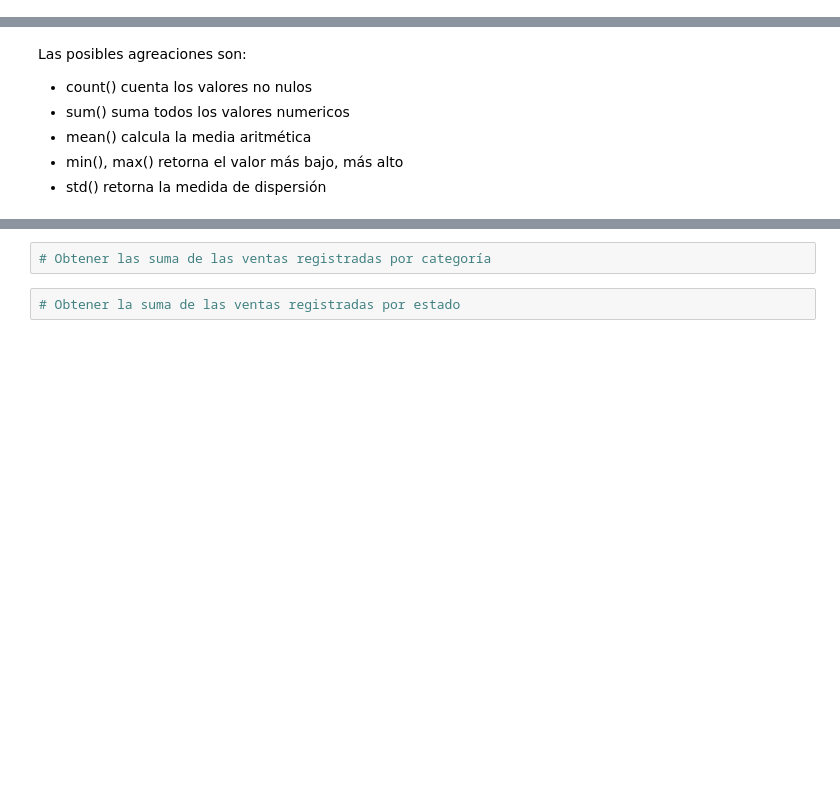
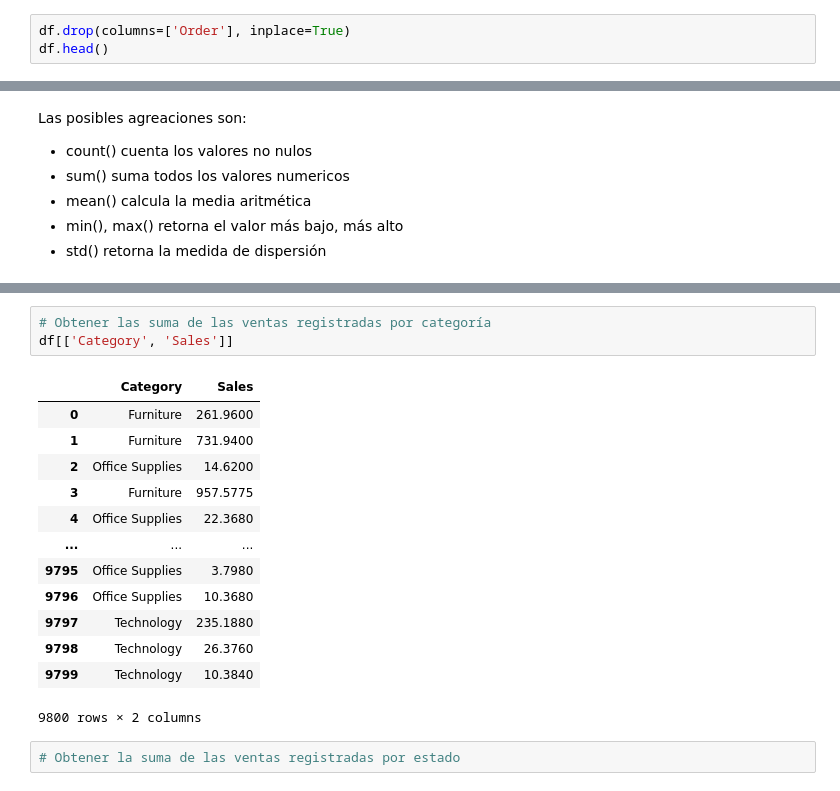
Before and after one commit to GermanStanzione/TT-2C2025-Data-Analitycs-Notebooks, a Jupyter notebook: Clase_7/Mia/Clase_07_NB1_Agregacion.ipynb, the cells around one changed output, grey strips where cells are left out. Saved outputs shown, nothing was run; the diff lists cells and outputs as text; blank space fills up the shorter version.

```diff
--- a/Clase_7/Mia/Clase_07_NB1_Agregacion.ipynb
+++ b/Clase_7/Mia/Clase_07_NB1_Agregacion.ipynb
@@ -40,5 +86,8 @@ df.head()
 # %% [markdown]
 ## Drop de columnas que no nos interesan
+# %%
+df.drop(columns=['Order'], inplace=True)
+df.head()
 # %% [markdown]
 ## Filtros y Transformaciones - Parte B
 # %% [markdown]
@@ -96,5 +163,20 @@ df.info()
 # %%
 # Obtener las suma de las ventas registradas por categoría
+df[['Category', 'Sales']]
+# %% [output]
+|  | Category | Sales |
+| 0 | Furniture | 261.9600 |
+| 1 | Furniture | 731.9400 |
+| 2 | Office Supplies | 14.6200 |
+| 3 | Furniture | 957.5775 |
+| 4 | Office Supplies | 22.3680 |
+| ... | ... | ... |
+| 9795 | Office Supplies | 3.7980 |
+| 9796 | Office Supplies | 10.3680 |
+| 9797 | Technology | 235.1880 |
+| 9798 | Technology | 26.3760 |
+| 9799 | Technology | 10.3840 |
+9800 rows × 2 columns
 # %%
 # Obtener la suma de las ventas registradas por estado
 # %%
```
Also changed, not shown: parts of 7 cells of this notebook.
